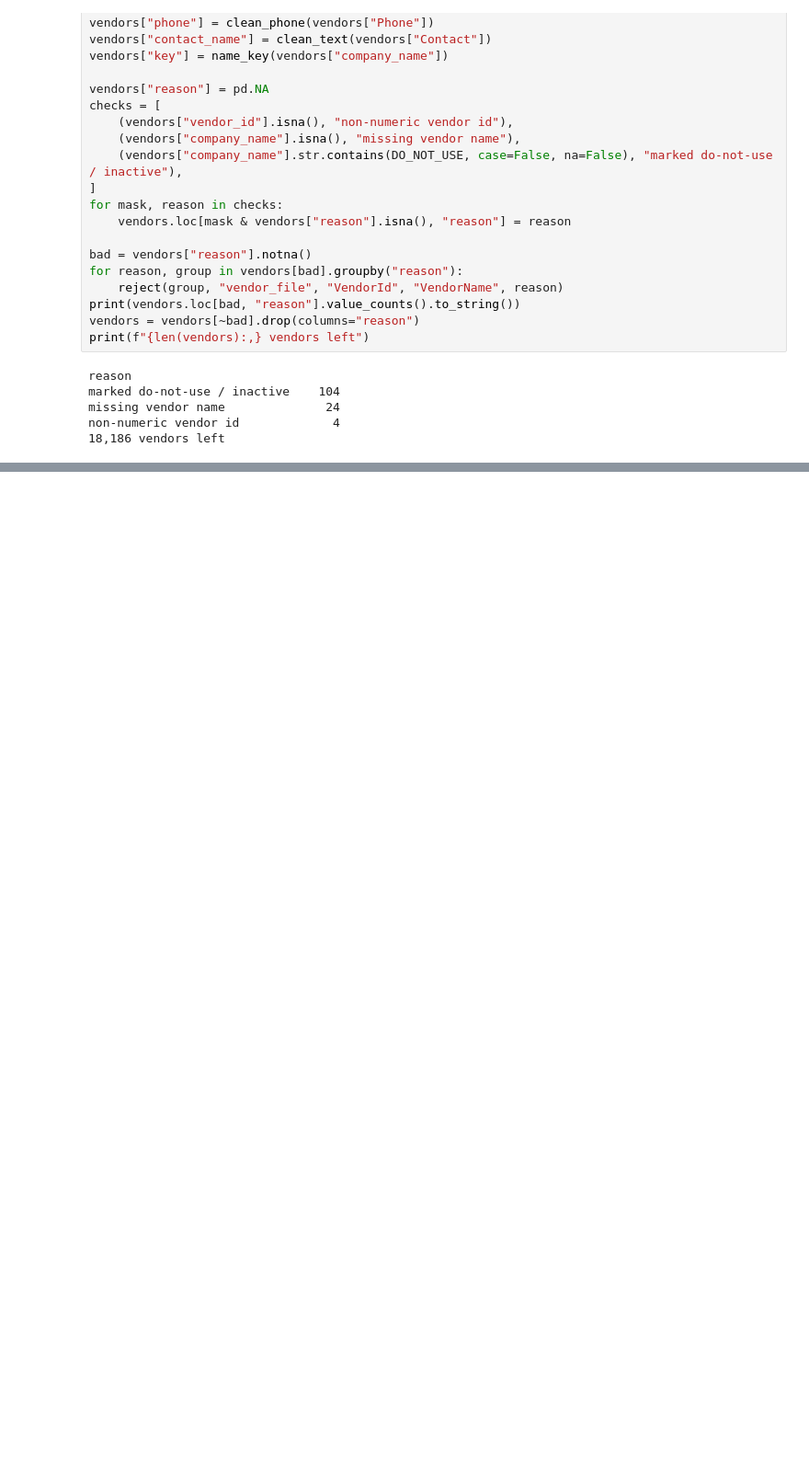
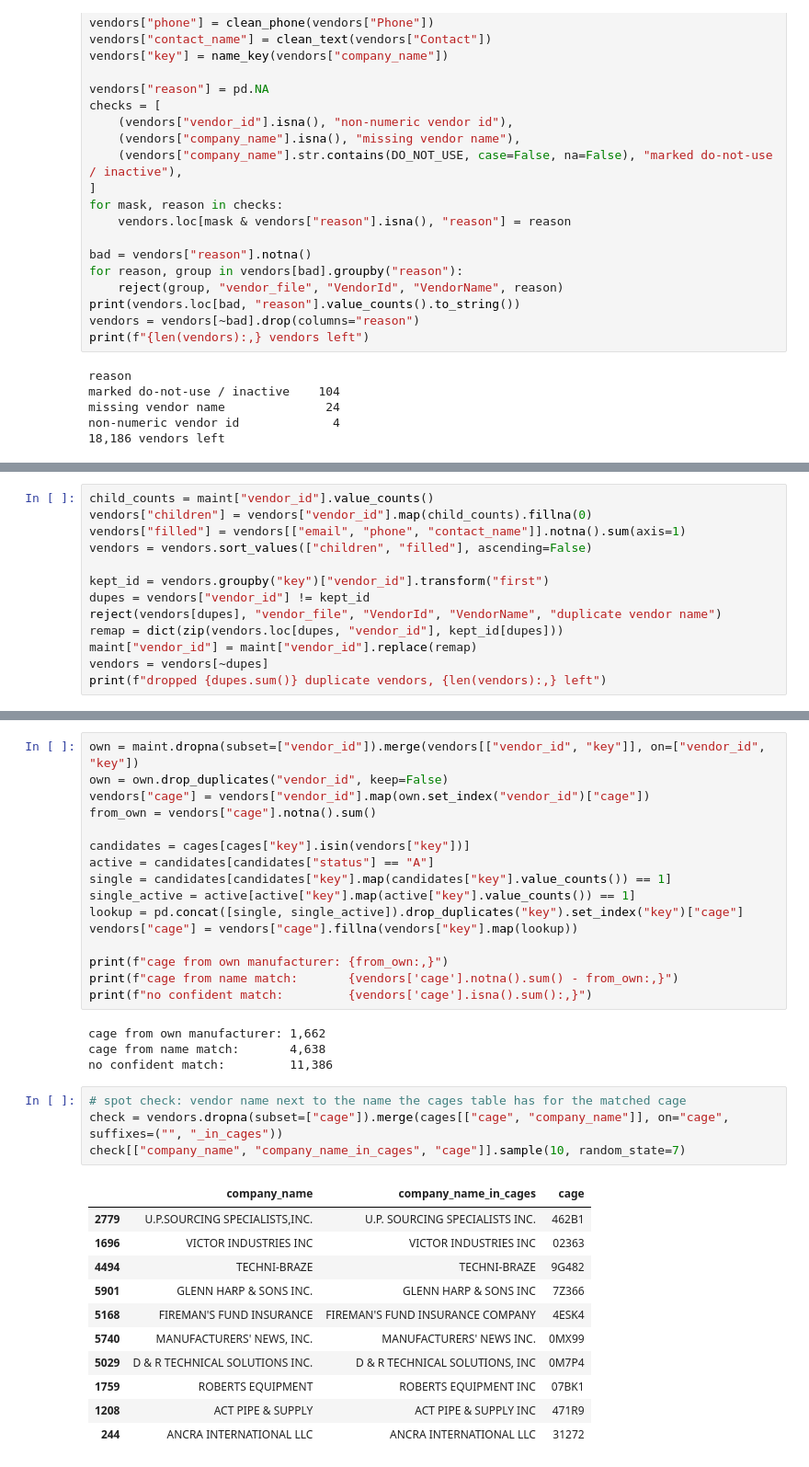
Before and after one commit to LionelRoxas/sales-patriot, a Jupyter notebook: firms_cleaning.ipynb, the cells around one changed output, grey strips where cells are left out. Shown at 92% size. Drawn from its saved outputs; the diff is of its cells as text; blank space fills up the shorter version.

Commit message:
Deduplicate vendors and match cage codes

```diff
--- a/firms_cleaning.ipynb
+++ b/firms_cleaning.ipynb
@@ -385,0 +392,13 @@ non-numeric vendor id             4
+# %%
+child_counts = maint["vendor_id"].value_counts()
+vendors["children"] = vendors["vendor_id"].map(child_counts).fillna(0)
+vendors["filled"] = vendors[["email", "phone", "contact_name"]].notna().sum(axis=1)
+vendors = vendors.sort_values(["children", "filled"], ascending=False)
+
+kept_id = vendors.groupby("key")["vendor_id"].transform("first")
+dupes = vendors["vendor_id"] != kept_id
+reject(vendors[dupes], "vendor_file", "VendorId", "VendorName", "duplicate vendor name")
+remap = dict(zip(vendors.loc[dupes, "vendor_id"], kept_id[dupes]))
+maint["vendor_id"] = maint["vendor_id"].replace(remap)
+vendors = vendors[~dupes]
+print(f"dropped {dupes.sum()} duplicate vendors, {len(vendors):,} left")
@@ -385,0 +416,36 @@ non-numeric vendor id             4
+# %%
+own = maint.dropna(subset=["vendor_id"]).merge(vendors[["vendor_id", "key"]], on=["vendor_id", "key"])
+own = own.drop_duplicates("vendor_id", keep=False)
+vendors["cage"] = vendors["vendor_id"].map(own.set_index("vendor_id")["cage"])
+from_own = vendors["cage"].notna().sum()
+
+candidates = cages[cages["key"].isin(vendors["key"])]
+active = candidates[candidates["status"] == "A"]
+single = candidates[candidates["key"].map(candidates["key"].value_counts()) == 1]
+single_active = active[active["key"].map(active["key"].value_counts()) == 1]
+lookup = pd.concat([single, single_active]).drop_duplicates("key").set_index("key")["cage"]
+vendors["cage"] = vendors["cage"].fillna(vendors["key"].map(lookup))
+
+print(f"cage from own manufacturer: {from_own:,}")
+print(f"cage from name match:       {vendors['cage'].notna().sum() - from_own:,}")
+print(f"no confident match:         {vendors['cage'].isna().sum():,}")
+# %% [output]
+cage from own manufacturer: 1,662
+cage from name match:       4,638
+no confident match:         11,386
+# %%
+# spot check: vendor name next to the name the cages table has for the matched cage
+check = vendors.dropna(subset=["cage"]).merge(cages[["cage", "company_name"]], on="cage", suffixes=("", "_in_cages"))
+check[["company_name", "company_name_in_cages", "cage"]].sample(10, random_state=7)
+# %% [output]
+|  | company_name | company_name_in_cages | cage |
+| 2779 | U.P.SOURCING SPECIALISTS,INC. | U.P. SOURCING SPECIALISTS INC. | 462B1 |
+| 1696 | VICTOR INDUSTRIES INC | VICTOR INDUSTRIES INC | 02363 |
+| 4494 | TECHNI-BRAZE | TECHNI-BRAZE | 9G482 |
+| 5901 | GLENN HARP & SONS INC. | GLENN HARP & SONS INC | 7Z366 |
+| 5168 | FIREMAN'S FUND INSURANCE | FIREMAN'S FUND INSURANCE COMPANY | 4ESK4 |
+| 5740 | MANUFACTURERS' NEWS, INC. | MANUFACTURERS' NEWS INC. | 0MX99 |
+| 5029 | D & R TECHNICAL SOLUTIONS INC. | D & R TECHNICAL SOLUTIONS, INC | 0M7P4 |
+| 1759 | ROBERTS EQUIPMENT | ROBERTS EQUIPMENT INC | 07BK1 |
+| 1208 | ACT PIPE & SUPPLY | ACT PIPE & SUPPLY INC | 471R9 |
+| 244 | ANCRA INTERNATIONAL LLC | ANCRA INTERNATIONAL LLC | 31272 |
```
Also changed, not shown: parts of 3 cells of this notebook.
